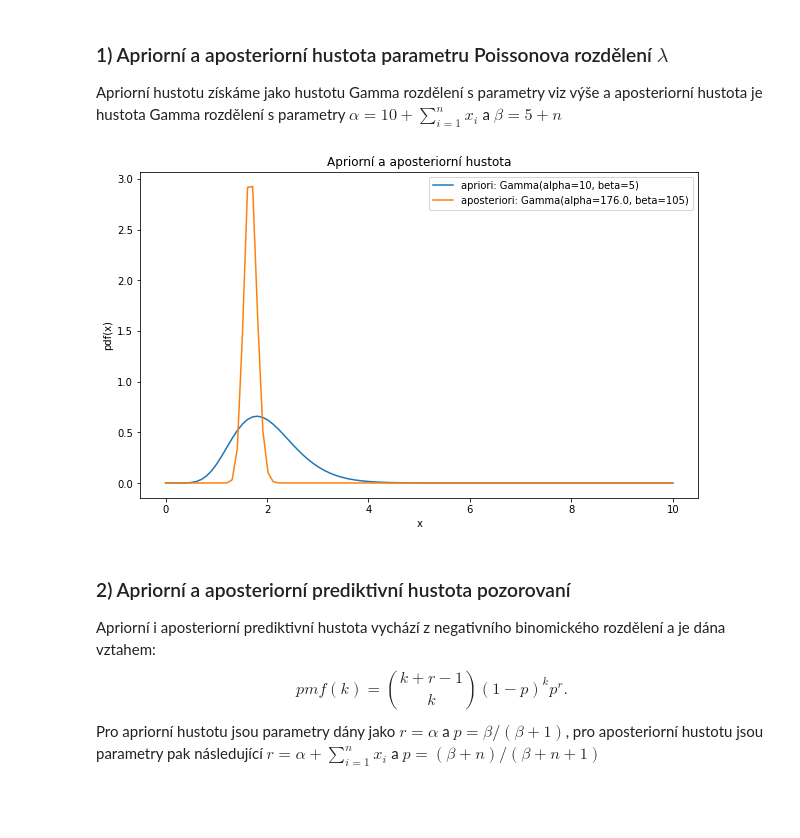
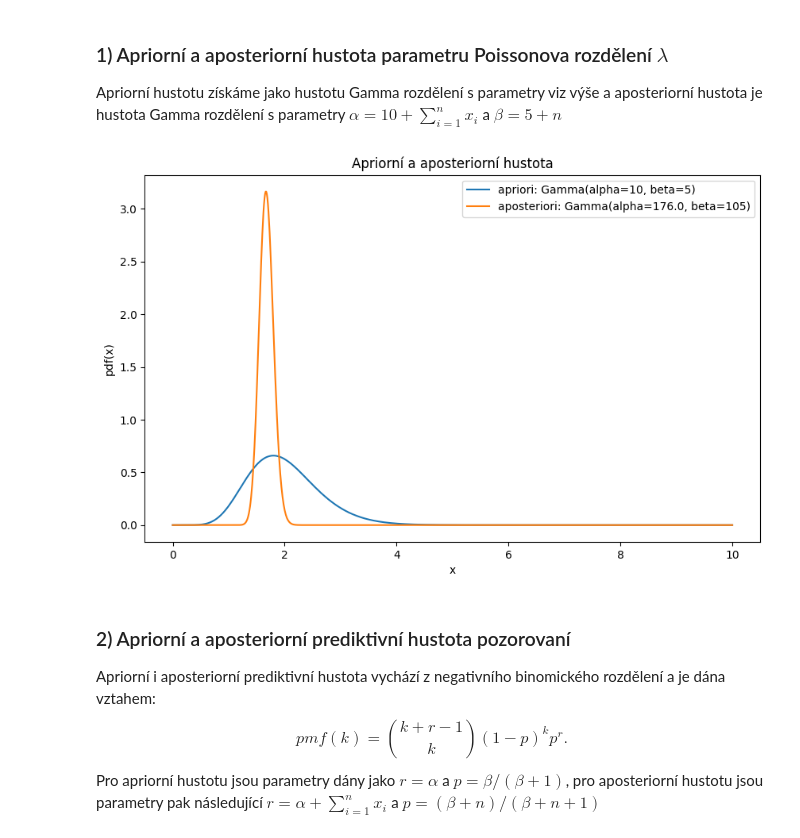
Before and after one commit to xmihol00/MSP, a Jupyter notebook: proj2/proj2.ipynb, the cells around one changed output. Saved outputs shown, nothing was run; the diff lists cells and outputs as text; code cells hidden in the pictures; blank space fills up the shorter version.

```diff
--- a/proj2/proj2.ipynb
+++ b/proj2/proj2.ipynb
@@ -36,22 +36,22 @@ Apriorní hustotu získáme jako hustotu Gamma rozdělení s parametry viz výš
 # %%
 alpha_apriori = 10
 beta_apriori = 5
 plt.figure(figsize=(10, 6))
-x = np.linspace(0, 10, 100)
+x = np.linspace(0, 10, 1000)
 y_apriori = st.gamma.pdf(x, alpha_apriori, 0, 1/beta_apriori)
 observations = np.array(df1["uloha_1 a)"].dropna().values)
 alpha_aposteriori = alpha_apriori + observations.sum()
 beta_aposteriori = beta_apriori + observations.shape[0]
 y_aposteriori = st.gamma.pdf(x, alpha_aposteriori, 0, 1/beta_aposteriori)
 plt.title("Apriorní a aposteriorní hustota")
 plt.xlabel("x")
 plt.ylabel("pdf(x)")
 plt.plot(x, y_apriori, label=f"apriori: Gamma(alpha={alpha_apriori}, beta={beta_apriori})")
 plt.plot(x, y_aposteriori, label=f"aposteriori: Gamma(alpha={alpha_aposteriori}, beta={beta_aposteriori})")
 plt.legend()
 plt.show()
 # %% [output]
-[figure, old version]
+[figure, new version]
 # %% [markdown]
 ### 2) Apriorní a aposteriorní prediktivní hustota pozorovaní
 Apriorní i aposteriorní prediktivní hustota vychází z negativního binomického rozdělení a je dána vztahem:
```
Also changed, not shown: parts of 18 cells of this notebook.
